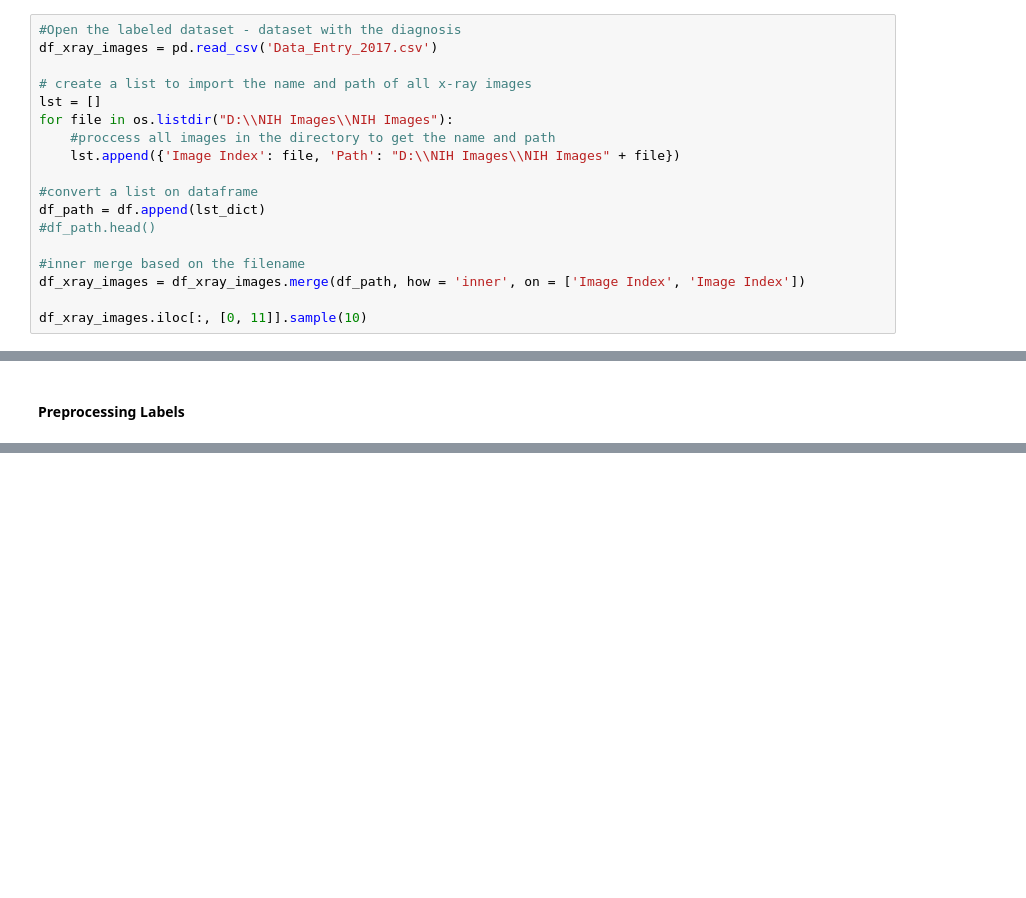
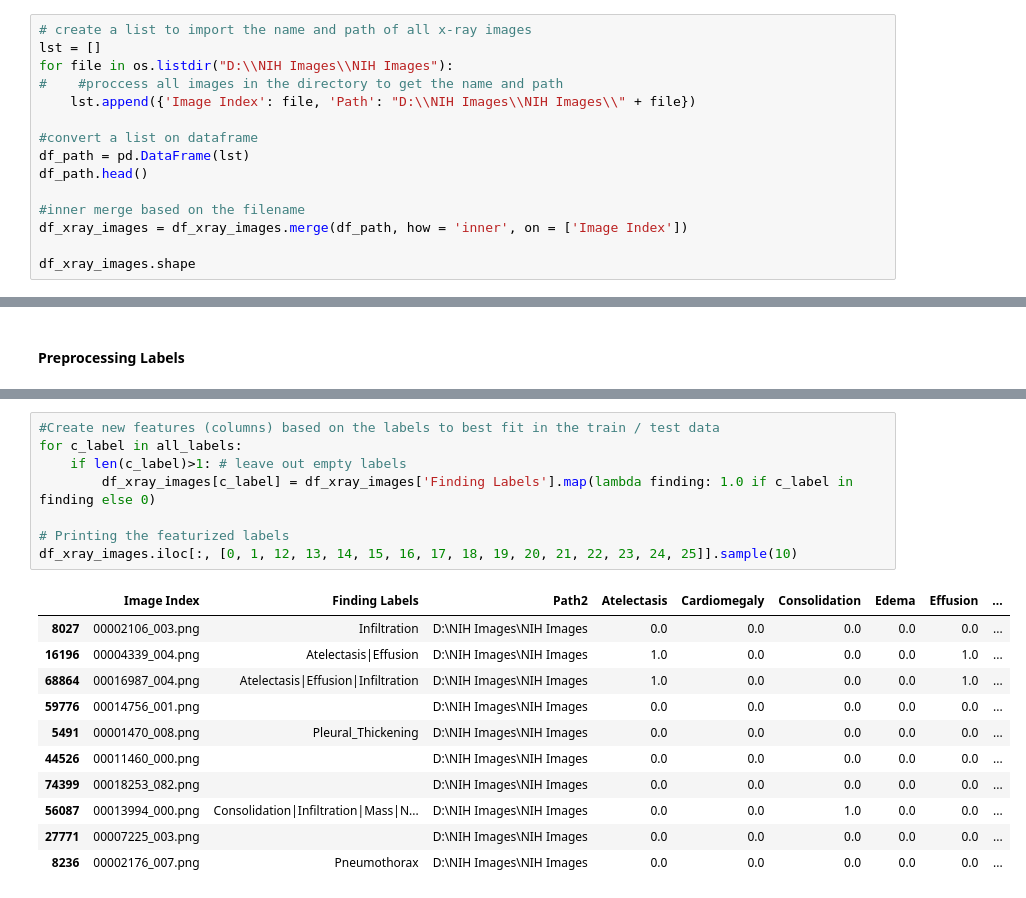
Before and after one commit to 2223066/CCT_Master_Data_Analytics_Sem2_CA1, a Jupyter notebook: MSC_DA_InterGr_CA1_A.ipynb, the cells around one changed output, grey strips where cells are left out. Saved outputs shown, nothing was run; the diff lists cells and outputs as text; blank space fills up the shorter version.

```diff
--- a/MSC_DA_InterGr_CA1_A.ipynb
+++ b/MSC_DA_InterGr_CA1_A.ipynb
@@ -8,19 +18,16 @@ import matplotlib.pyplot as plt
 # %%
-#Open the labeled dataset - dataset with the diagnosis
-df_xray_images = pd.read_csv('Data_Entry_2017.csv')
-
 # create a list to import the name and path of all x-ray images
 lst = []
 for file in os.listdir("D:\\NIH Images\\NIH Images"):
-    #proccess all images in the directory to get the name and path
-    lst.append({'Image Index': file, 'Path': "D:\\NIH Images\\NIH Images" + file})
+#    #proccess all images in the directory to get the name and path
+    lst.append({'Image Index': file, 'Path': "D:\\NIH Images\\NIH Images\\" + file})
 
 #convert a list on dataframe
-df_path = df.append(lst_dict)
-#df_path.head()
+df_path = pd.DataFrame(lst)
+df_path.head()
 
 #inner merge based on the filename
-df_xray_images = df_xray_images.merge(df_path, how = 'inner', on = ['Image Index', 'Image Index'])
+df_xray_images = df_xray_images.merge(df_path, how = 'inner', on = ['Image Index'])
 
-df_xray_images.iloc[:, [0, 11]].sample(10)
+df_xray_images.shape
 # %% [output]
@@ -66,0 +98,20 @@ all_xray_df.sample(3)
+# %%
+#Create new features (columns) based on the labels to best fit in the train / test data
+for c_label in all_labels:
+    if len(c_label)>1: # leave out empty labels
+        df_xray_images[c_label] = df_xray_images['Finding Labels'].map(lambda finding: 1.0 if c_label in finding else 0)
+
+# Printing the featurized labels
+df_xray_images.iloc[:, [0, 1, 12, 13, 14, 15, 16, 17, 18, 19, 20, 21, 22, 23, 24, 25]].sample(10)
+# %% [output]
+|  | Image Index | Finding Labels | Path2 | Atelectasis | Cardiomegaly | Consolidation | Edema | Effusion | ... |
+| 8027 | 00002106_003.png | Infiltration | D:\NIH Images\NIH Images | 0.0 | 0.0 | 0.0 | 0.0 | 0.0 | ... |
+| 16196 | 00004339_004.png | Atelectasis|Effusion | D:\NIH Images\NIH Images | 1.0 | 0.0 | 0.0 | 0.0 | 1.0 | ... |
+| 68864 | 00016987_004.png | Atelectasis|Effusion|Infiltration | D:\NIH Images\NIH Images | 1.0 | 0.0 | 0.0 | 0.0 | 1.0 | ... |
+| 59776 | 00014756_001.png |  | D:\NIH Images\NIH Images | 0.0 | 0.0 | 0.0 | 0.0 | 0.0 | ... |
+| 5491 | 00001470_008.png | Pleural_Thickening | D:\NIH Images\NIH Images | 0.0 | 0.0 | 0.0 | 0.0 | 0.0 | ... |
+| 44526 | 00011460_000.png |  | D:\NIH Images\NIH Images | 0.0 | 0.0 | 0.0 | 0.0 | 0.0 | ... |
+| 74399 | 00018253_082.png |  | D:\NIH Images\NIH Images | 0.0 | 0.0 | 0.0 | 0.0 | 0.0 | ... |
+| 56087 | 00013994_000.png | Consolidation|Infiltration|Mass|N... | D:\NIH Images\NIH Images | 0.0 | 0.0 | 1.0 | 0.0 | 0.0 | ... |
+| 27771 | 00007225_003.png |  | D:\NIH Images\NIH Images | 0.0 | 0.0 | 0.0 | 0.0 | 0.0 | ... |
+| 8236 | 00002176_007.png | Pneumothorax | D:\NIH Images\NIH Images | 0.0 | 0.0 | 0.0 | 0.0 | 0.0 | ... |
```
Also changed, not shown: parts of 21 cells of this notebook, 2 other files.
